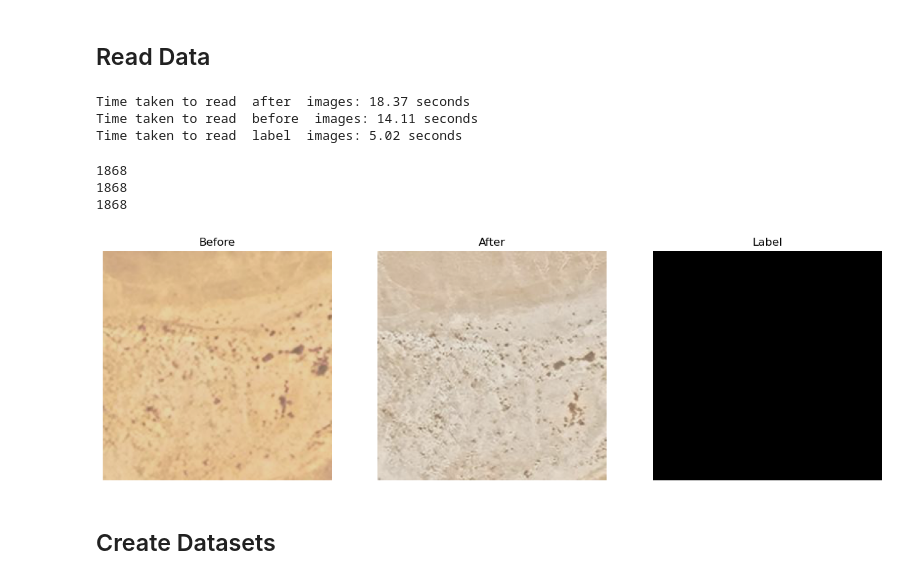
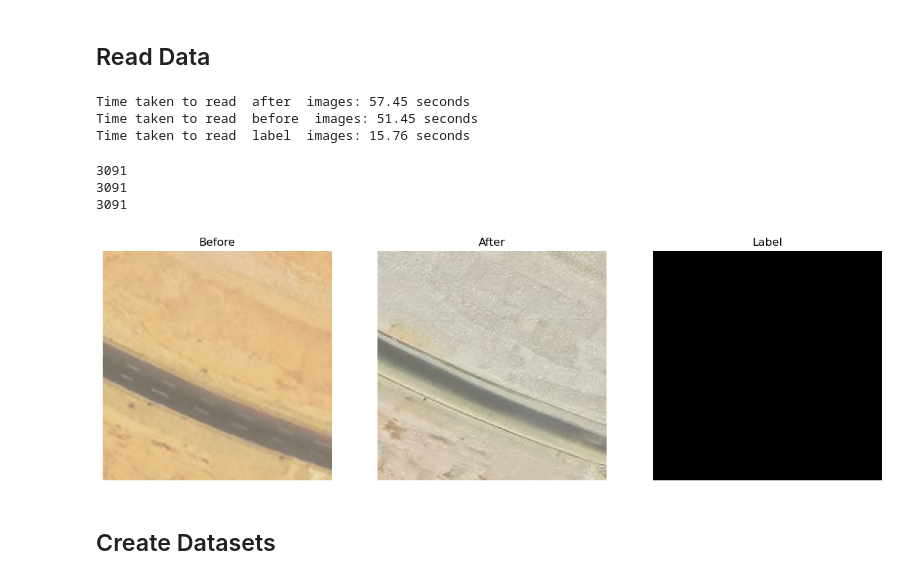
Before and after one commit to Senior-year-second-semester-CMP2024/change-detection-SI, a Jupyter notebook: siamese.ipynb, the cells around one changed output. Drawn from its saved outputs; the diff is of its cells as text; code cells hidden in the pictures.

```diff
--- a/siamese.ipynb
+++ b/siamese.ipynb
@@ -27,15 +27,15 @@ from datasets.dataset import ChangeDetectionDataset
 # %% [markdown]
 ## Read Data
 # %%
-training_path = './trainval/'
+training_path = './256/'
 # %%
 after_images = read_data(training_path, 'after',START_IDX)
 before_images = read_data(training_path,'before',START_IDX)
 labels = read_data(training_path,'label',START_IDX)
 # %% [output]
-Time taken to read  after  images: 18.37 seconds
-Time taken to read  before  images: 14.11 seconds
-Time taken to read  label  images: 5.02 seconds
+Time taken to read  after  images: 57.45 seconds
+Time taken to read  before  images: 51.45 seconds
+Time taken to read  label  images: 15.76 seconds
 # %%
 # diff_images = read_data(training_path,'diff',START_IDX)
 # labels = read_data(training_path,'label',START_IDX)
@@ -44,14 +44,14 @@ print(len(before_images))
 print(len(after_images))
 print(len(labels))
 # %% [output]
-1868
-1868
-1868
+3091
+3091
+3091
 # %%
-index = 0
+index = 52
 display_images([before_images[index], after_images[index]], labels[index])
 # %% [output]
-[figure, old version]
+[figure, new version]
 # %% [markdown]
 ## Create Datasets
 # %%
```
Also changed, not shown: parts of 4 cells of this notebook, 3 other files.
